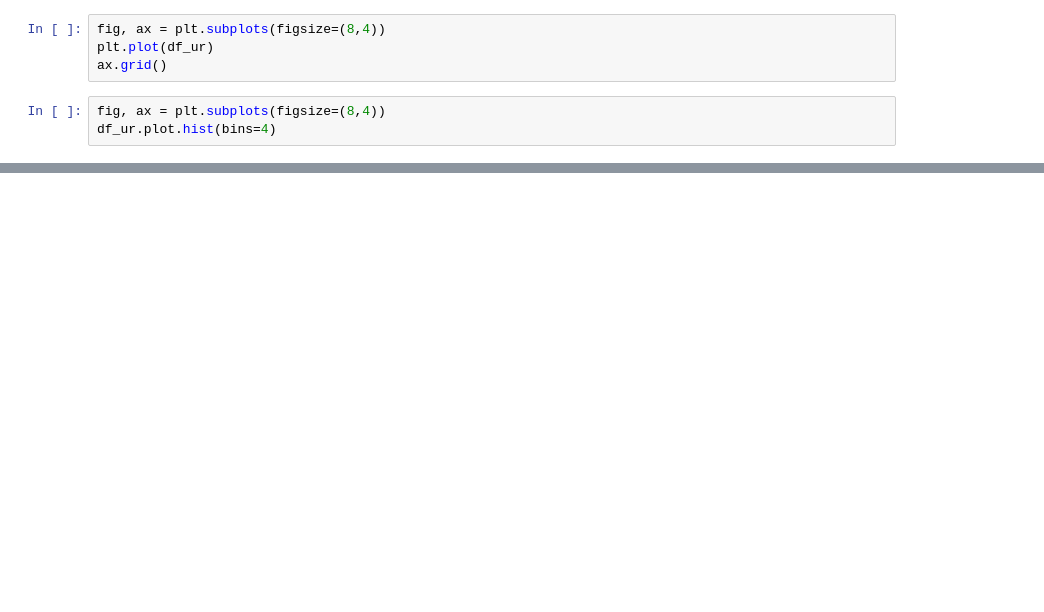
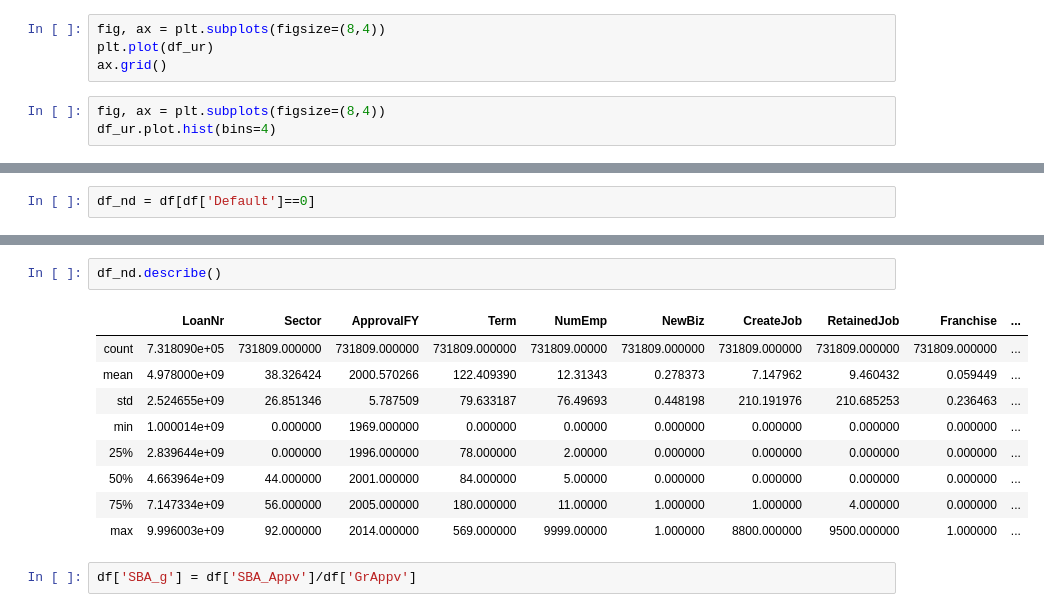
Before and after one commit to allison-zhou-phd/SBA_Loans_Risk_Analysis, a Jupyter notebook: notebook/data_eda.ipynb, the cells around one changed output, grey strips where cells are left out. Drawn from its saved outputs; the diff is of its cells as text; blank space fills up the shorter version.

```diff
--- a/notebook/data_eda.ipynb
+++ b/notebook/data_eda.ipynb
@@ -52,0 +69,2 @@ df_ur.plot.hist(bins=4)
+# %%
+df_nd = df[df['Default']==0]
@@ -52,0 +97,14 @@ df_ur.plot.hist(bins=4)
+# %%
+df_nd.describe()
+# %% [output]
+|  | LoanNr | Sector | ApprovalFY | Term | NumEmp | NewBiz | CreateJob | RetainedJob | Franchise | ... |
+| count | 7.318090e+05 | 731809.000000 | 731809.000000 | 731809.000000 | 731809.00000 | 731809.000000 | 731809.000000 | 731809.000000 | 731809.000000 | ... |
+| mean | 4.978000e+09 | 38.326424 | 2000.570266 | 122.409390 | 12.31343 | 0.278373 | 7.147962 | 9.460432 | 0.059449 | ... |
+| std | 2.524655e+09 | 26.851346 | 5.787509 | 79.633187 | 76.49693 | 0.448198 | 210.191976 | 210.685253 | 0.236463 | ... |
+| min | 1.000014e+09 | 0.000000 | 1969.000000 | 0.000000 | 0.00000 | 0.000000 | 0.000000 | 0.000000 | 0.000000 | ... |
+| 25% | 2.839644e+09 | 0.000000 | 1996.000000 | 78.000000 | 2.00000 | 0.000000 | 0.000000 | 0.000000 | 0.000000 | ... |
+| 50% | 4.663964e+09 | 44.000000 | 2001.000000 | 84.000000 | 5.00000 | 0.000000 | 0.000000 | 0.000000 | 0.000000 | ... |
+| 75% | 7.147334e+09 | 56.000000 | 2005.000000 | 180.000000 | 11.00000 | 1.000000 | 1.000000 | 4.000000 | 0.000000 | ... |
+| max | 9.996003e+09 | 92.000000 | 2014.000000 | 569.000000 | 9999.00000 | 1.000000 | 8800.000000 | 9500.000000 | 1.000000 | ... |
+# %%
+df['SBA_g'] = df['SBA_Appv']/df['GrAppv']
```
Also changed, not shown: parts of 12 cells of this notebook, 5 other files.
